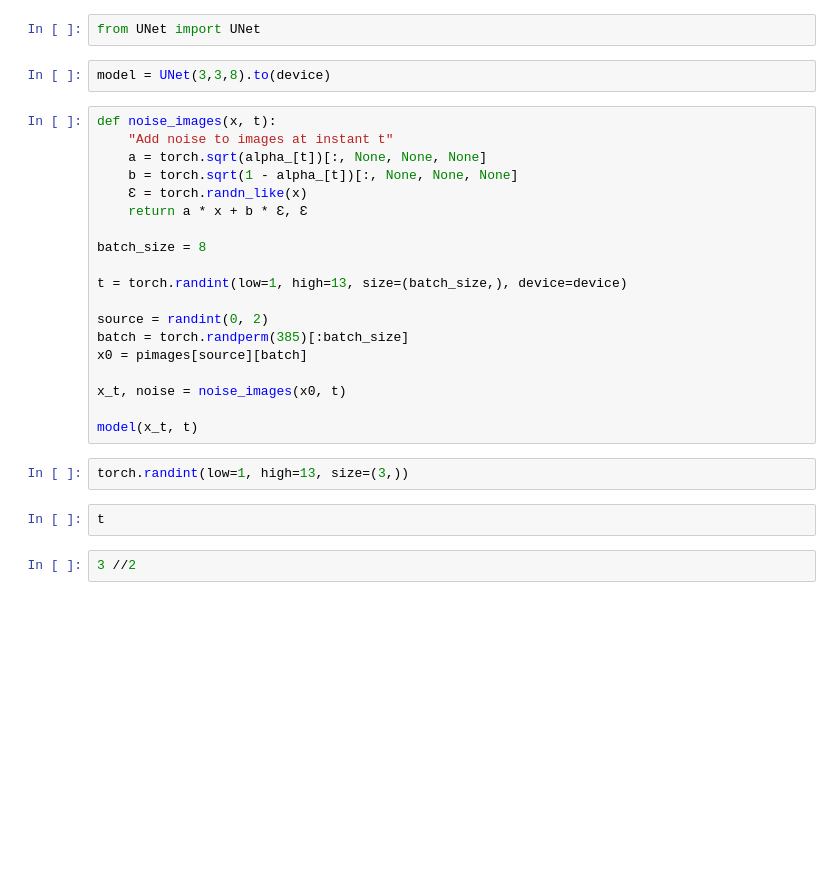
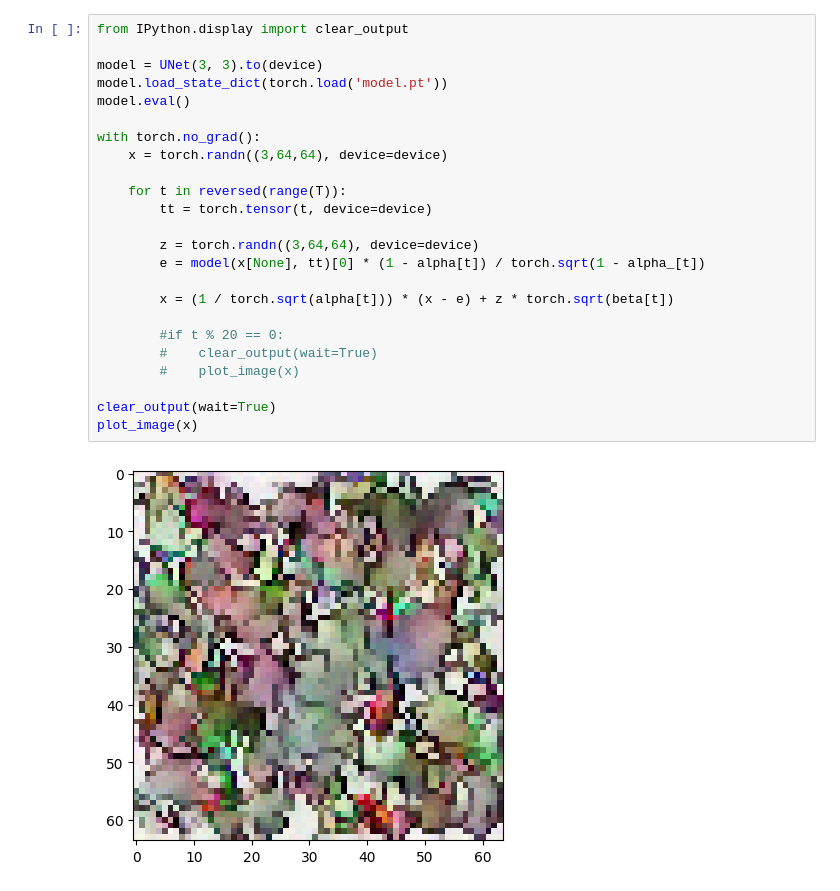
Before and after one commit to danilolc/pokemon-denoiser, a Jupyter notebook: New_Train.ipynb, the cells around one changed output. Cells and saved outputs as stored; diff of their text form; blank space fills up the shorter version.

```diff
--- a/New_Train.ipynb
+++ b/New_Train.ipynb
@@ -103,29 +92,26 @@ for t in range(T):
-# %%
-from UNet import UNet
-# %%
-model = UNet(3,3,8).to(device)
-# %%
-def noise_images(x, t):
-    "Add noise to images at instant t"
-    a = torch.sqrt(alpha_[t])[:, None, None, None]
-    b = torch.sqrt(1 - alpha_[t])[:, None, None, None]
-    Ɛ = torch.randn_like(x)
-    return a * x + b * Ɛ, Ɛ
-
-batch_size = 8
-
-t = torch.randint(low=1, high=13, size=(batch_size,), device=device)
-
-source = randint(0, 2)
-batch = torch.randperm(385)[:batch_size]
-x0 = pimages[source][batch]
-
-x_t, noise = noise_images(x0, t)
-
-model(x_t, t)
-# %%
-torch.randint(low=1, high=13, size=(3,))
-# %%
-t
-# %%
-3 //2
+# %%
+from IPython.display import clear_output
+
+model = UNet(3, 3).to(device)
+model.load_state_dict(torch.load('model.pt'))
+model.eval()
+
+with torch.no_grad():
+    x = torch.randn((3,64,64), device=device)
+
+    for t in reversed(range(T)):
+        tt = torch.tensor(t, device=device)
+
+        z = torch.randn((3,64,64), device=device)
+        e = model(x[None], tt)[0] * (1 - alpha[t]) / torch.sqrt(1 - alpha_[t])
+
+        x = (1 / torch.sqrt(alpha[t])) * (x - e) + z * torch.sqrt(beta[t])
+
+        #if t % 20 == 0:
+        #    clear_output(wait=True)
+        #    plot_image(x)
+
+clear_output(wait=True)
+plot_image(x)
+# %% [output]
+[figure, added]
```
Also changed, not shown: parts of 7 cells of this notebook, 19 other files.
